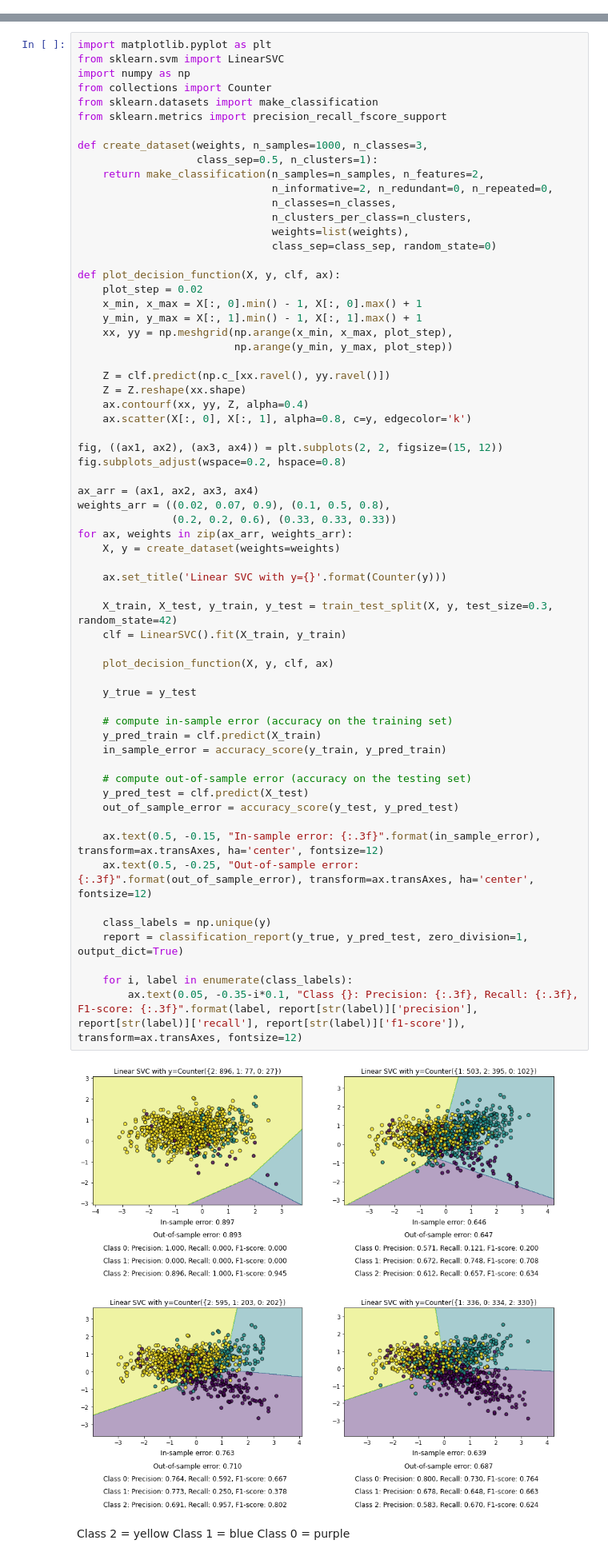
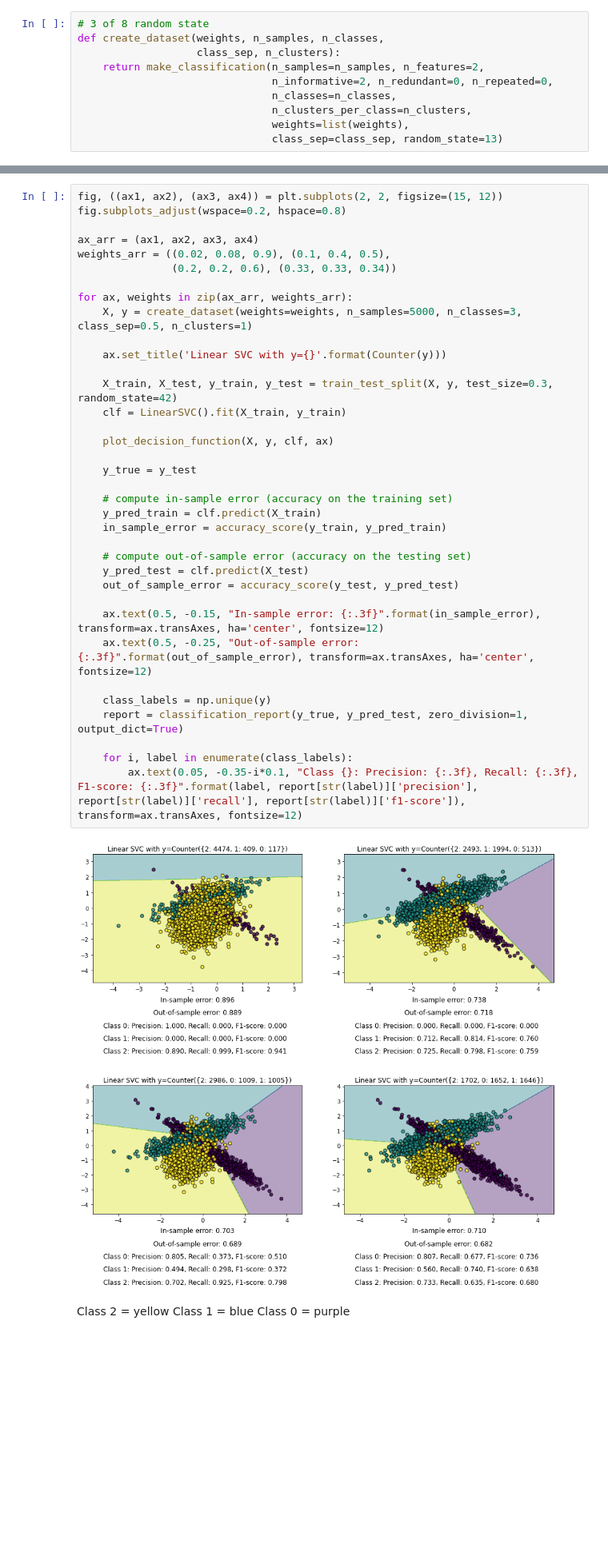
Before and after one commit to lucavella/SFML-project, a Jupyter notebook: Milan.ipynb, the cells around one changed output, grey strips where cells are left out. Shown at 80% size. Cells and saved outputs as stored; diff of their text form; blank space fills up the shorter version.

```diff
--- a/Milan.ipynb
+++ b/Milan.ipynb
@@ -19,0 +41,10 @@ SMOTE is a more sophisticated technique that generates synthetic samples for the
+# %%
+# 3 of 8 random state
+def create_dataset(weights, n_samples, n_classes,
+                   class_sep, n_clusters):
+    return make_classification(n_samples=n_samples, n_features=2,
+                               n_informative=2, n_redundant=0, n_repeated=0,
+                               n_classes=n_classes,
+                               n_clusters_per_class=n_clusters,
+                               weights=list(weights),
+                               class_sep=class_sep, random_state=13)
@@ -20,68 +63,41 @@ SMOTE is a more sophisticated technique that generates synthetic samples for the
 # %%
-import matplotlib.pyplot as plt
-from sklearn.svm import LinearSVC
-import numpy as np
-from collections import Counter
-from sklearn.datasets import make_classification
-from sklearn.metrics import precision_recall_fscore_support
-
-def create_dataset(weights, n_samples=1000, n_classes=3,
-                   class_sep=0.5, n_clusters=1):
-    return make_classification(n_samples=n_samples, n_features=2,
-                               n_informative=2, n_redundant=0, n_repeated=0,
-                               n_classes=n_classes,
-                               n_clusters_per_class=n_clusters,
-                               weights=list(weights),
-                               class_sep=class_sep, random_state=0)
-
-def plot_decision_function(X, y, clf, ax):
-    plot_step = 0.02
-    x_min, x_max = X[:, 0].min() - 1, X[:, 0].max() + 1
-    y_min, y_max = X[:, 1].min() - 1, X[:, 1].max() + 1
-    xx, yy = np.meshgrid(np.arange(x_min, x_max, plot_step),
-                         np.arange(y_min, y_max, plot_step))
-
-    Z = clf.predict(np.c_[xx.ravel(), yy.ravel()])
-    Z = Z.reshape(xx.shape)
-    ax.contourf(xx, yy, Z, alpha=0.4)
-    ax.scatter(X[:, 0], X[:, 1], alpha=0.8, c=y, edgecolor='k')
-
 fig, ((ax1, ax2), (ax3, ax4)) = plt.subplots(2, 2, figsize=(15, 12))
 fig.subplots_adjust(wspace=0.2, hspace=0.8)
 
 ax_arr = (ax1, ax2, ax3, ax4)
-weights_arr = ((0.02, 0.07, 0.9), (0.1, 0.5, 0.8),
-               (0.2, 0.2, 0.6), (0.33, 0.33, 0.33))
+weights_arr = ((0.02, 0.08, 0.9), (0.1, 0.4, 0.5),
+               (0.2, 0.2, 0.6), (0.33, 0.33, 0.34))
+
 for ax, weights in zip(ax_arr, weights_arr):
-    X, y = create_dataset(weights=weights)
+    X, y = create_dataset(weights=weights, n_samples=5000, n_classes=3, class_sep=0.5, n_clusters=1)
 
     ax.set_title('Linear SVC with y={}'.format(Counter(y)))
 
     X_train, X_test, y_train, y_test = train_test_split(X, y, test_size=0.3, random_state=42)
     clf = LinearSVC().fit(X_train, y_train)
 
     plot_decision_function(X, y, clf, ax)
 
     y_true = y_test
 
     # compute in-sample error (accuracy on the training set)
     y_pred_train = clf.predict(X_train)
     in_sample_error = accuracy_score(y_train, y_pred_train)
 
     # compute out-of-sample error (accuracy on the testing set)
     y_pred_test = clf.predict(X_test)
     out_of_sample_error = accuracy_score(y_test, y_pred_test)
 
     ax.text(0.5, -0.15, "In-sample error: {:.3f}".format(in_sample_error), transform=ax.transAxes, ha='center', fontsize=12)
     ax.text(0.5, -0.25, "Out-of-sample error: {:.3f}".format(out_of_sample_error), transform=ax.transAxes, ha='center', fontsize=12)
 
     class_labels = np.unique(y)
     report = classification_report(y_true, y_pred_test, zero_division=1, output_dict=True)
 
     for i, label in enumerate(class_labels):
         ax.text(0.05, -0.35-i*0.1, "Class {}: Precision: {:.3f}, Recall: {:.3f}, F1-score: {:.3f}".format(label, report[str(label)]['precision'], report[str(label)]['recall'], report[str(label)]['f1-score']), transform=ax.transAxes, fontsize=12)
 # %% [output]
-[figure, old version]
+[figure, new version]
 # %% [markdown]
 Class 2 = yellow
 Class 1 = blue
```
Also changed, not shown: parts of 13 cells of this notebook.
